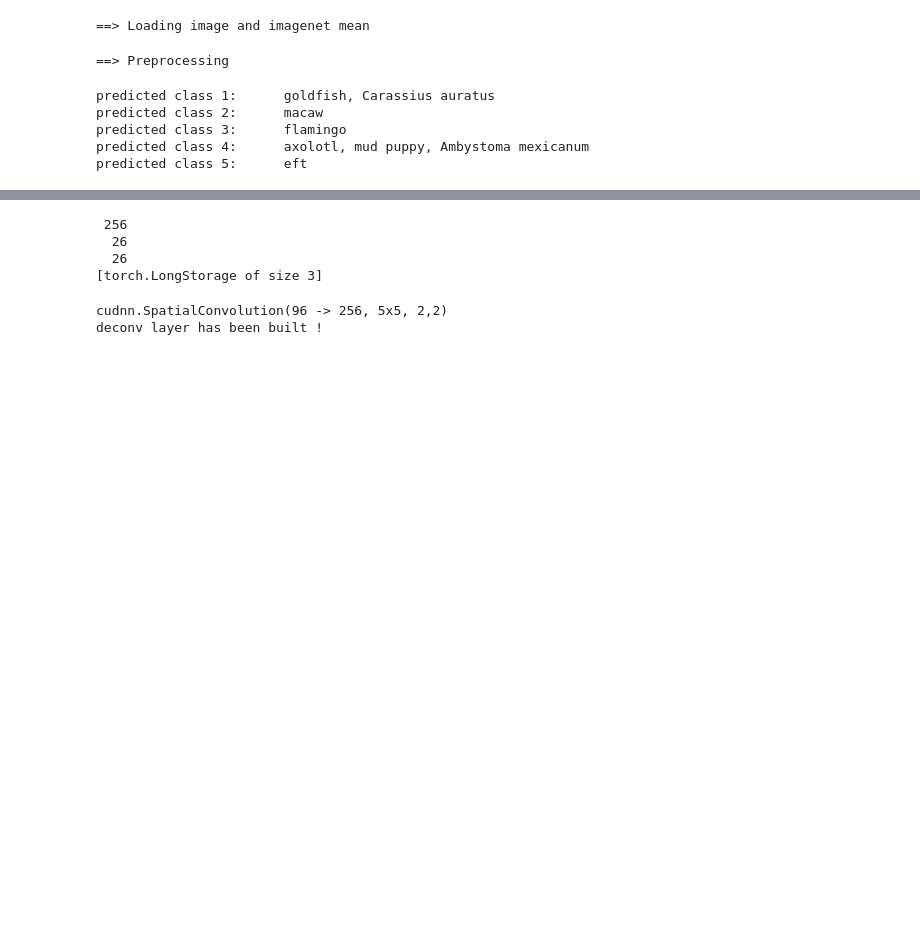
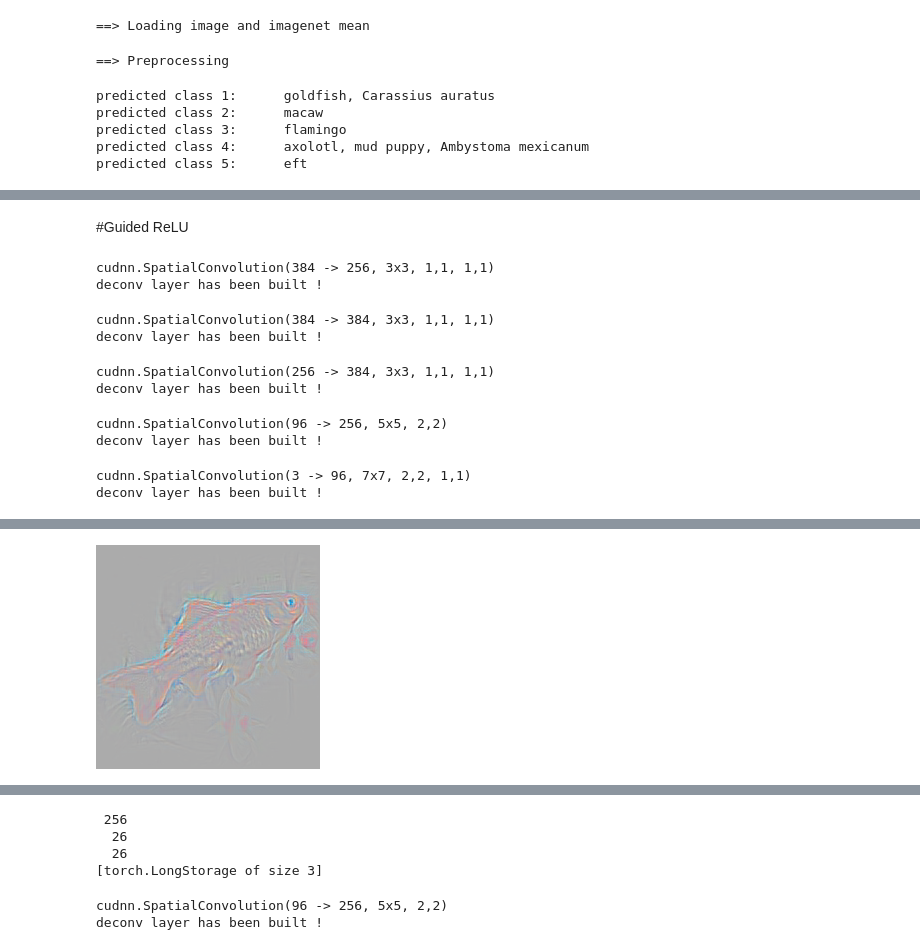
Before and after one commit to meteora9479/visualization_test, a Jupyter notebook: module_test.ipynb, the cells around one changed output, grey strips where cells are left out. Drawn from its saved outputs; the diff is of its cells as text; code cells hidden in the pictures; blank space fills up the shorter version.

Commit message:
add GuidedReLU

```diff
--- a/module_test.ipynb
+++ b/module_test.ipynb
@@ -74,0 +286,52 @@ predicted class 5:      eft
+# %% [markdown]
+#Guided ReLU
+# %%
+require'testing_deconvLayer'
+
+-- set deconvNet
+deconvNet = nn.Sequential()
+
+deconvNet:add(Test_SpatialDeconvolution( net:get(1):get(13), net:get(1):get(11).output:size(2), 153 ))
+deconvNet:add(dcnn.GuidedReLU( net:get(1):get(11)))
+deconvNet:add(Test_SpatialDeconvolution( net:get(1):get(11), net:get(1):get(9).output:size(2), true ))
+deconvNet:add(dcnn.GuidedReLU( net:get(1):get(9)))
+deconvNet:add(Test_SpatialDeconvolution( net:get(1):get(9), net:get(1):get(8).output:size(2), true ))
+deconvNet:add(unpooling_layers[2])
+deconvNet:add(dcnn.GuidedReLU( net:get(1):get(5)))
+deconvNet:add(Test_SpatialDeconvolution( net:get(1):get(5), net:get(1):get(4).output:size(2), true ))
+deconvNet:add(unpooling_layers[1])
+deconvNet:add(dcnn.GuidedReLU( net:get(1):get(1)))
+deconvNet:add(Test_SpatialDeconvolution( net:get(1):get(1), I:size(2), true ))
+
+
+deconv_timer = torch.Timer()
+vis_c5 = deconvNet:forward(net:get(1):get(13).output)
+
+
+--vis_c2 = deconvNet:forward(net:get(1):get(5).output )
+--print(net:get(1):get(1).output:size())
+
+
+print('==> Time elapsed: ' .. deconv_timer:time().real .. ' seconds')
+
+
+--print(net:get(1):get(1).output:size())
+--print(net:get(1):get(2).output:size())
+--print(net:get(1):get(3).output:size())
+--print(net:get(1):get(4).output:size())
+
+--print(vis_c2:size())
+
+itorch.image(vis_c5)
+--itorch.image(vis_c2)
+# %% [output]
+cudnn.SpatialConvolution(384 -> 256, 3x3, 1,1, 1,1)
+deconv layer has been built !
+cudnn.SpatialConvolution(384 -> 384, 3x3, 1,1, 1,1)
+deconv layer has been built !
+cudnn.SpatialConvolution(256 -> 384, 3x3, 1,1, 1,1)
+deconv layer has been built !
+cudnn.SpatialConvolution(96 -> 256, 5x5, 2,2)
+deconv layer has been built !
+cudnn.SpatialConvolution(3 -> 96, 7x7, 2,2, 1,1)
+deconv layer has been built !
@@ -75 +339,2 @@ predicted class 5:      eft
+[figure, added]
 # %%
```
Also changed, not shown: parts of 15 cells of this notebook, 8 other files.
